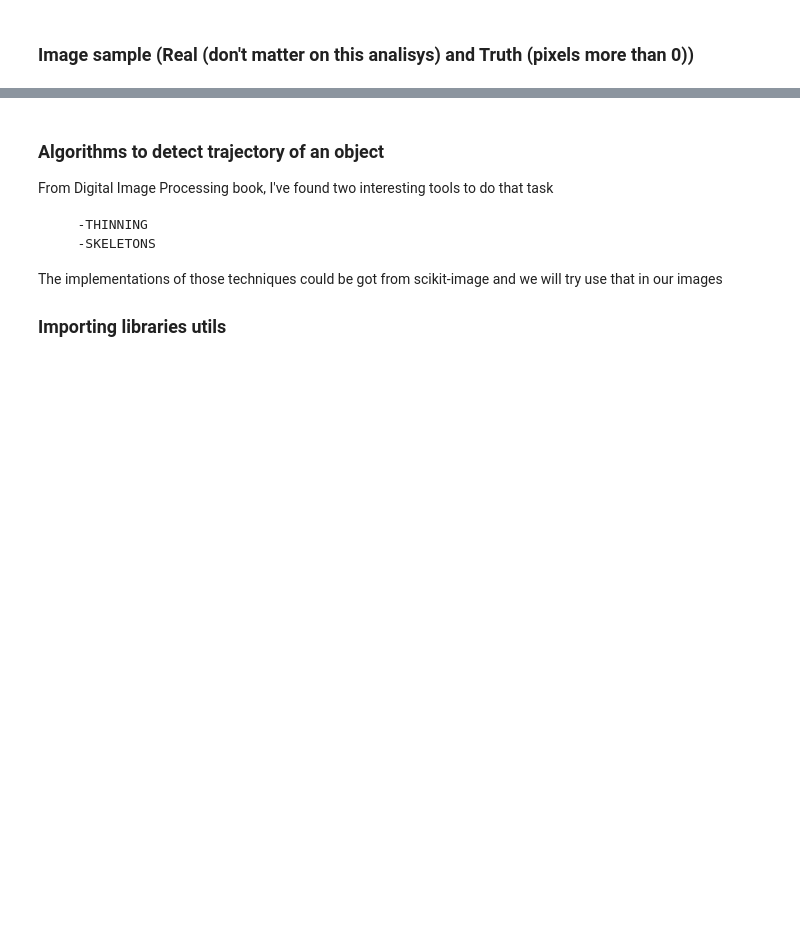
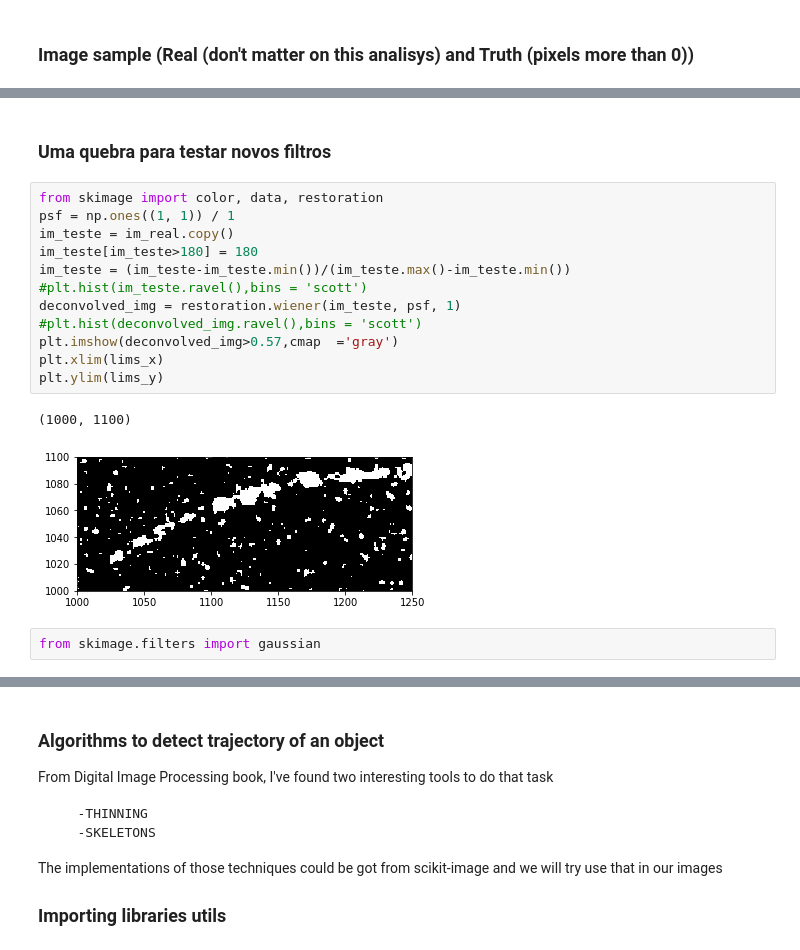
Before and after one commit to Gui1402/filtering_cygnus, a Jupyter notebook: notebooks/track_sim_study.ipynb, the cells around one changed output, grey strips where cells are left out. Cells and saved outputs as stored; diff of their text form; blank space fills up the shorter version.

```diff
--- a/notebooks/track_sim_study.ipynb
+++ b/notebooks/track_sim_study.ipynb
@@ -47,0 +49,19 @@ ax[2].set_ylim([1250,850])
+# %% [markdown]
+### Uma quebra para testar novos filtros
+# %%
+from skimage import color, data, restoration
+psf = np.ones((1, 1)) / 1
+im_teste = im_real.copy()
+im_teste[im_teste>180] = 180
+im_teste = (im_teste-im_teste.min())/(im_teste.max()-im_teste.min())
+#plt.hist(im_teste.ravel(),bins = 'scott')
+deconvolved_img = restoration.wiener(im_teste, psf, 1)
+#plt.hist(deconvolved_img.ravel(),bins = 'scott')
+plt.imshow(deconvolved_img>0.57,cmap  ='gray')
+plt.xlim(lims_x)
+plt.ylim(lims_y)
+# %% [output]
+(1000, 1100)
+[figure, added]
+# %%
+from skimage.filters import gaussian
```
Also changed, not shown: parts of 3 cells of this notebook, 4 other files.
